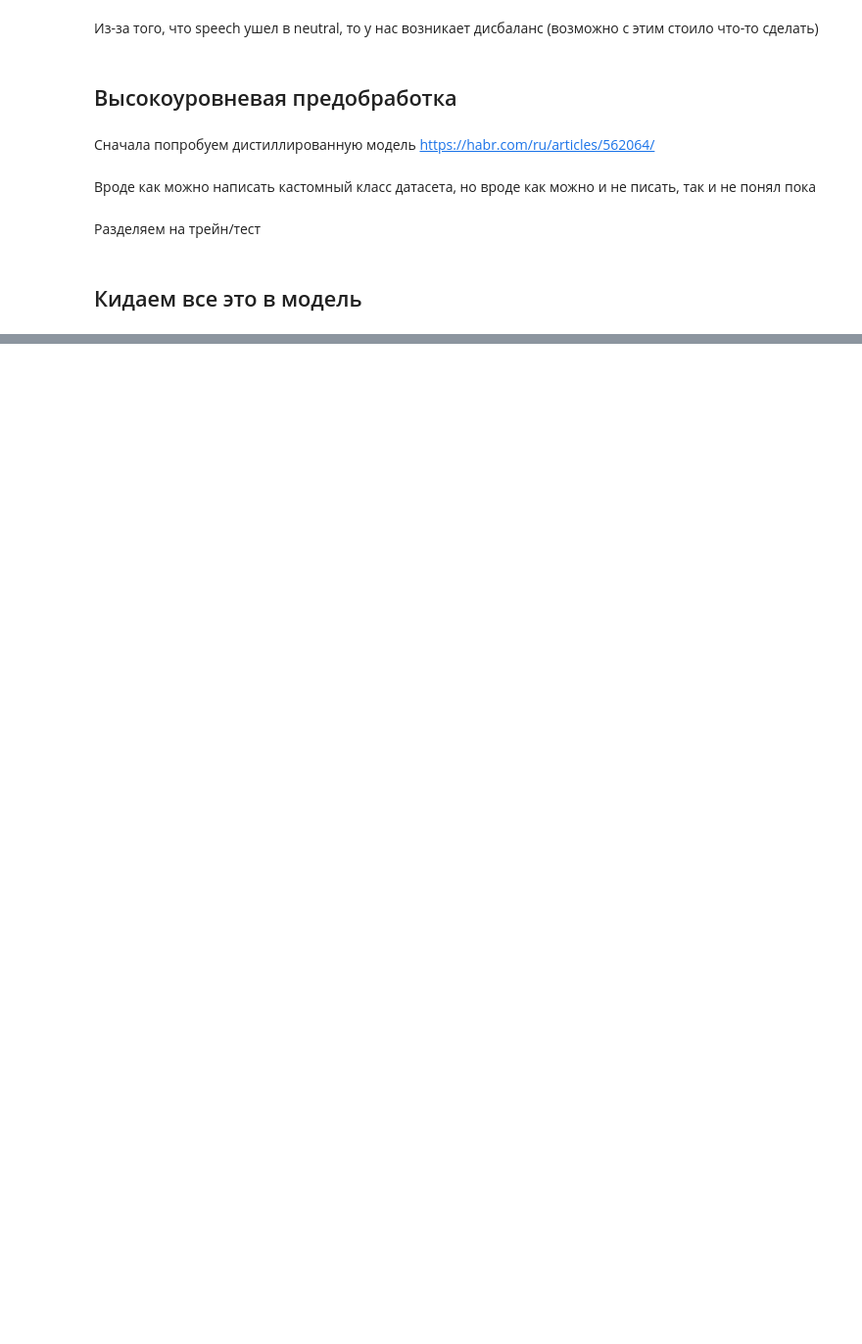
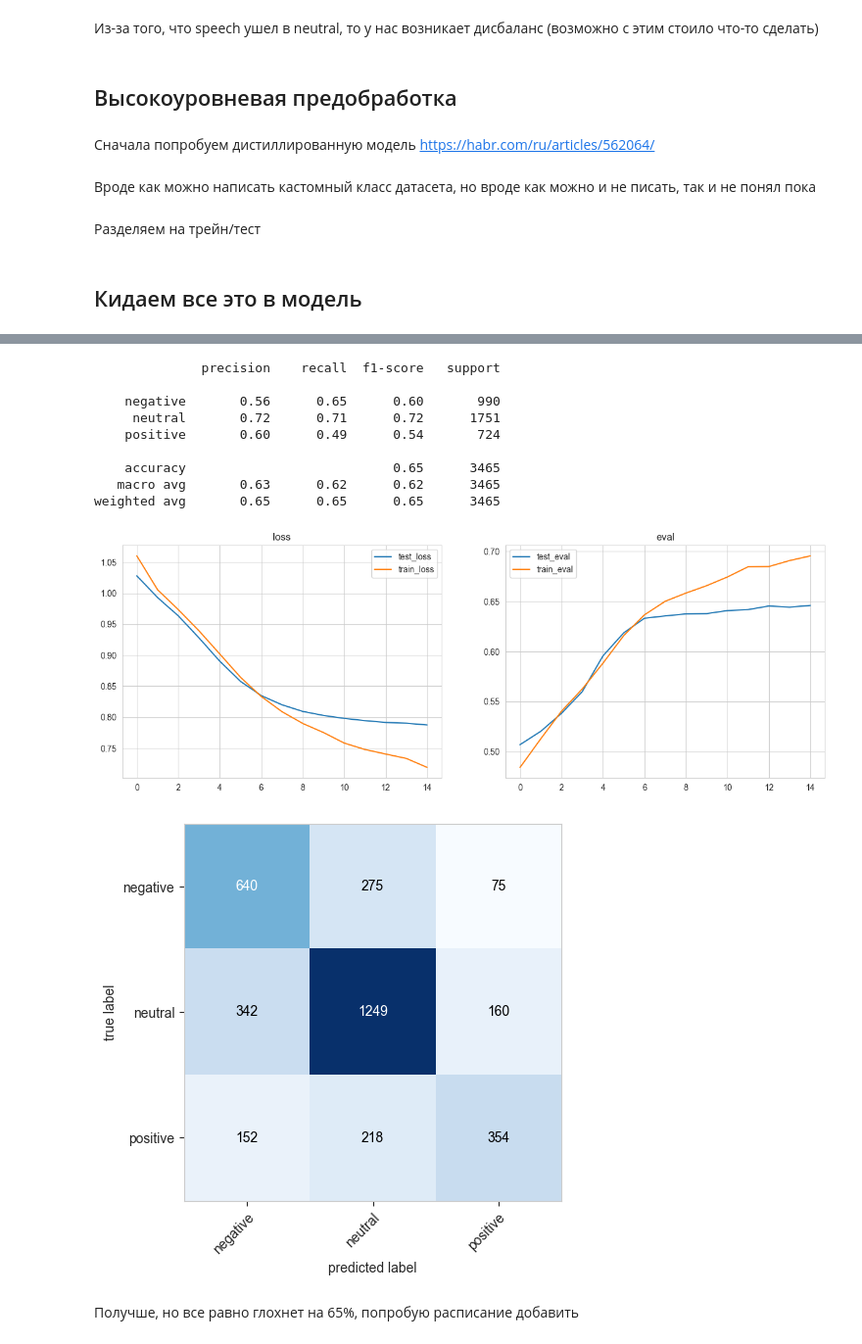
Before and after one commit to anast3t/neural-networks, a Jupyter notebook: Task2/Lab2_2.ipynb, the cells around one changed output, grey strips where cells are left out. Shown: that part at 98% size. Drawn from its saved outputs; the diff is of its cells as text; code cells hidden in the pictures; blank space fills up the shorter version.

```diff
--- a/Task2/Lab2_2.ipynb
+++ b/Task2/Lab2_2.ipynb
@@ -379,0 +366,7 @@ weighted avg       0.43      0.33      0.34      3465
+# %%
+rubert_tiny2, rubert_tiny_results2 = rubert_tiny_trainer(
+    epochs=15,
+    lr=3e-6,
+    force_override=False,
+    file_name="rubert_tiny_ep15_lr3e-6"
+)
@@ -379,0 +380,19 @@ weighted avg       0.43      0.33      0.34      3465
+# %%
+rubert_tiny_results_show(
+    rubert_tiny2,
+    rubert_tiny_results2
+)
+# %% [output]
+              precision    recall  f1-score   support
+
+    negative       0.56      0.65      0.60       990
+     neutral       0.72      0.71      0.72      1751
+    positive       0.60      0.49      0.54       724
+
+    accuracy                           0.65      3465
+   macro avg       0.63      0.62      0.62      3465
+weighted avg       0.65      0.65      0.65      3465
+[figure, added]
+[figure, added]
+# %% [markdown]
+Получше, но все равно глохнет на 65%, попробую расписание добавить
```
Also changed, not shown: parts of 31 cells of this notebook, 1 other file.
